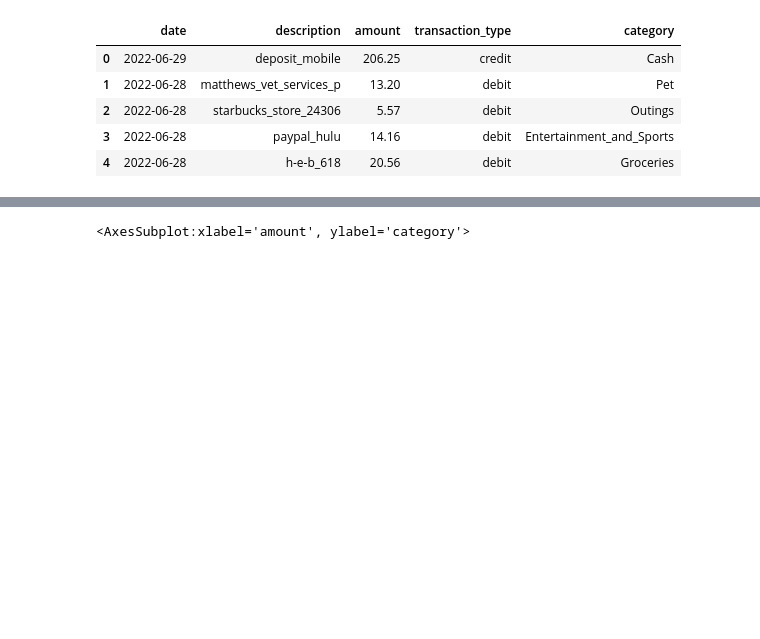
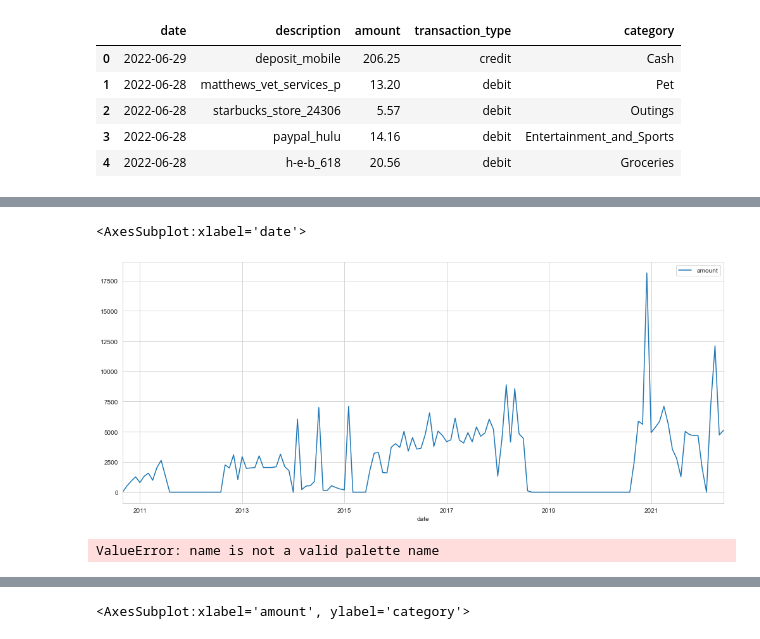
Before and after one commit to Severina7/personal_project, a Jupyter notebook: personal_project.ipynb, the cells around one changed output, grey strips where cells are left out. Saved outputs shown, nothing was run; the diff lists cells and outputs as text; code cells hidden in the pictures; blank space fills up the shorter version.

```diff
--- a/personal_project.ipynb
+++ b/personal_project.ipynb
@@ -584,0 +535,2 @@ transactions.head()
+# %%
+income = transactions.loc[transactions['category'].str.contains('Income', case=False)]
@@ -584,0 +566,9 @@ transactions.head()
+# %%
+income.resample('M').sum().plot(figsize=(17,7))
+# %% [output]
+<AxesSubplot:xlabel='date'>
+[figure, added]
+# %%
+sns.color_palette('name')
+# %% [output]
+ValueError: name is not a valid palette name
```
Also changed, not shown: parts of 43 cells of this notebook.
